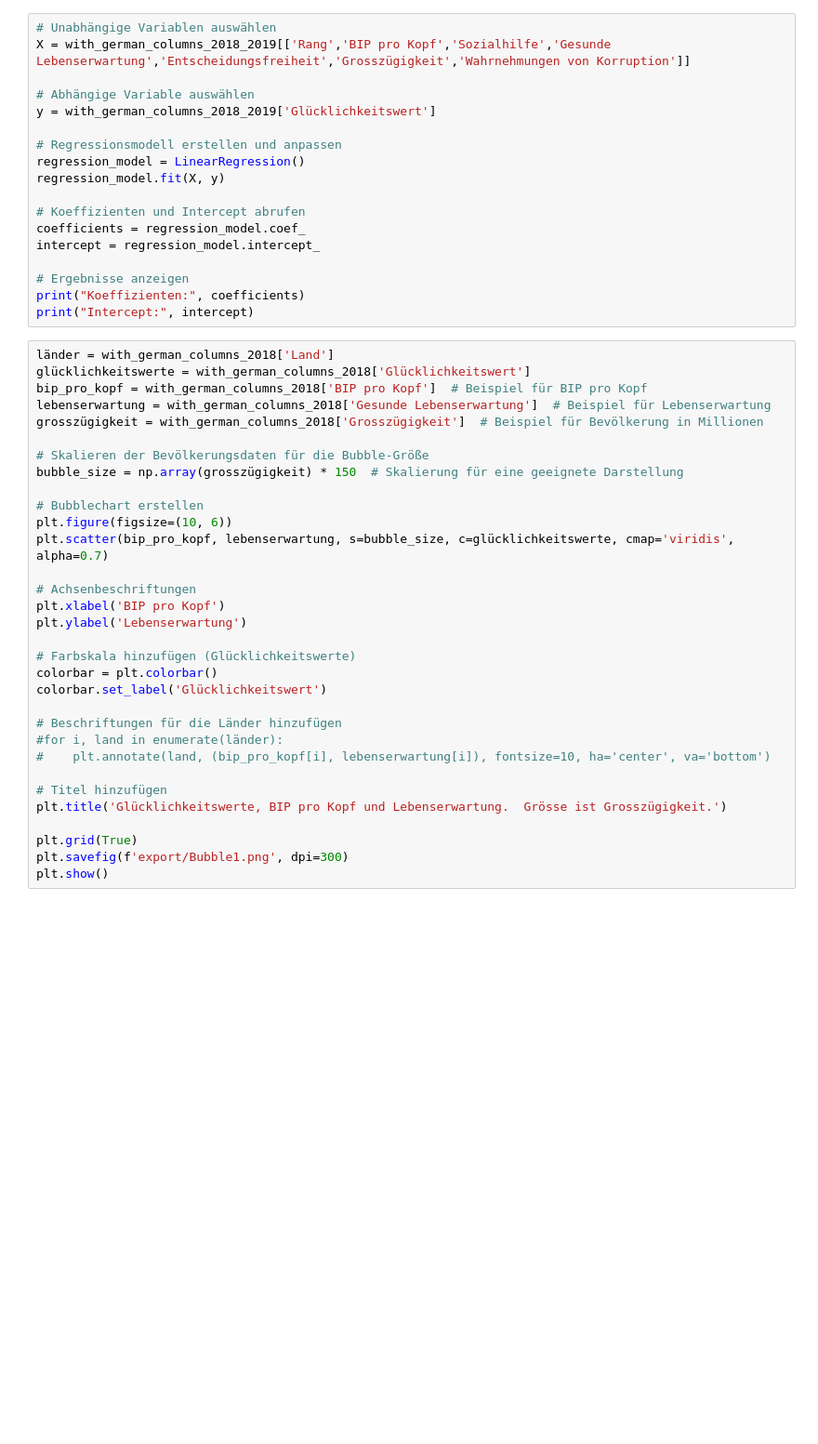
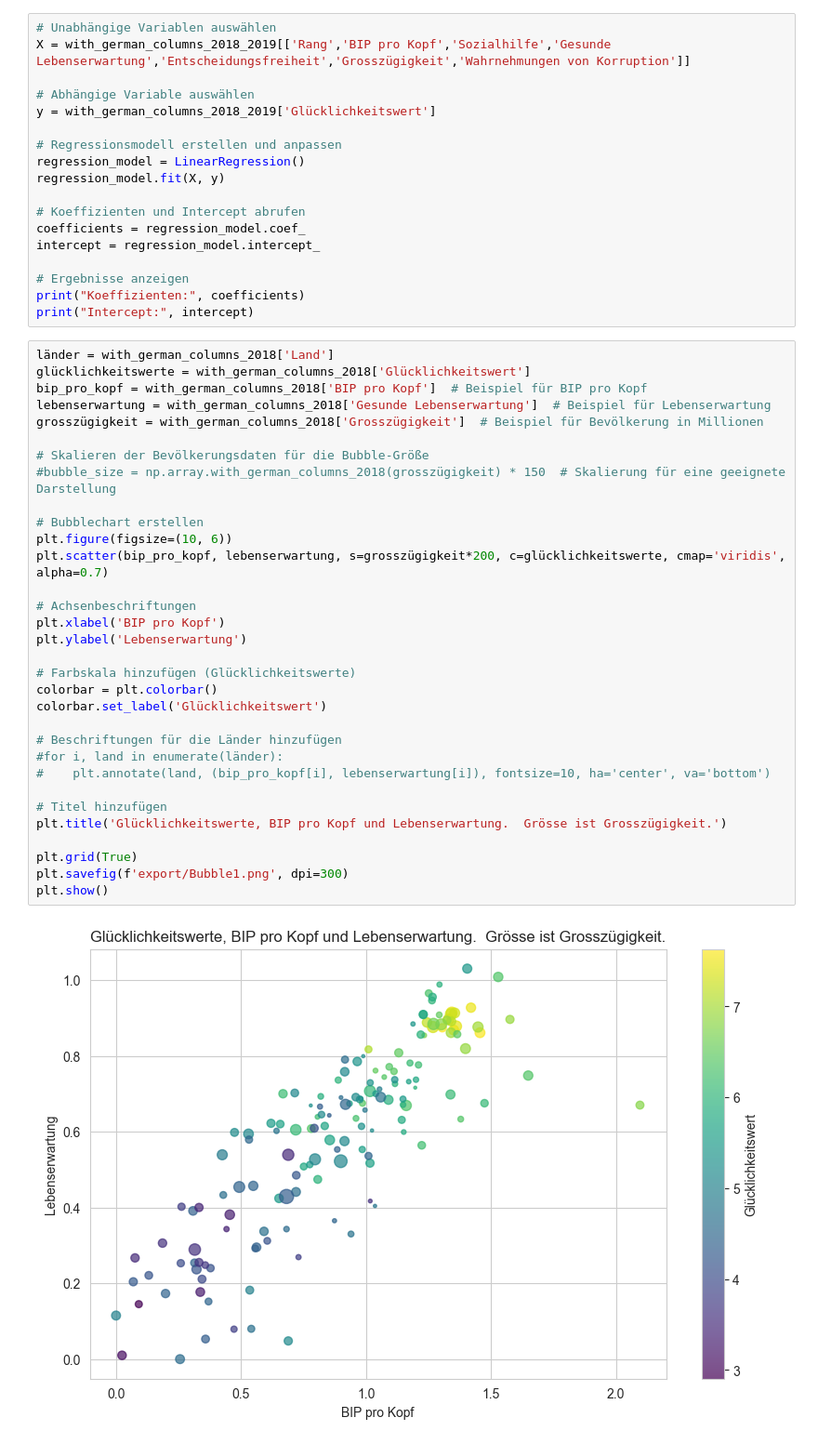
Before and after one commit to StefanDataCraft/Praxis_DV_1, a Jupyter notebook: 2018_2019.ipynb, the cells around one changed output. Shown at 93% size. Saved outputs shown, nothing was run; the diff lists cells and outputs as text; blank space fills up the shorter version.

```diff
--- a/2018_2019.ipynb
+++ b/2018_2019.ipynb
@@ -373,35 +406,37 @@ print("Intercept:", intercept)
 # %%
 länder = with_german_columns_2018['Land']
 glücklichkeitswerte = with_german_columns_2018['Glücklichkeitswert']
 bip_pro_kopf = with_german_columns_2018['BIP pro Kopf']  # Beispiel für BIP pro Kopf
 lebenserwartung = with_german_columns_2018['Gesunde Lebenserwartung']  # Beispiel für Lebenserwartung
 grosszügigkeit = with_german_columns_2018['Grosszügigkeit']  # Beispiel für Bevölkerung in Millionen
 
 # Skalieren der Bevölkerungsdaten für die Bubble-Größe
-bubble_size = np.array(grosszügigkeit) * 150  # Skalierung für eine geeignete Darstellung
+#bubble_size = np.array.with_german_columns_2018(grosszügigkeit) * 150  # Skalierung für eine geeignete Darstellung
 
 # Bubblechart erstellen
 plt.figure(figsize=(10, 6))
-plt.scatter(bip_pro_kopf, lebenserwartung, s=bubble_size, c=glücklichkeitswerte, cmap='viridis', alpha=0.7)
+plt.scatter(bip_pro_kopf, lebenserwartung, s=grosszügigkeit*200, c=glücklichkeitswerte, cmap='viridis', alpha=0.7)
 
 # Achsenbeschriftungen
 plt.xlabel('BIP pro Kopf')
 plt.ylabel('Lebenserwartung')
 
 # Farbskala hinzufügen (Glücklichkeitswerte)
 colorbar = plt.colorbar()
 colorbar.set_label('Glücklichkeitswert')
 
 # Beschriftungen für die Länder hinzufügen
 #for i, land in enumerate(länder):
 #    plt.annotate(land, (bip_pro_kopf[i], lebenserwartung[i]), fontsize=10, ha='center', va='bottom')
 
 # Titel hinzufügen
 plt.title('Glücklichkeitswerte, BIP pro Kopf und Lebenserwartung.  Grösse ist Grosszügigkeit.')
 
 plt.grid(True)
 plt.savefig(f'export/Bubble1.png', dpi=300)
 plt.show()
+# %% [output]
+[figure, added]
 # %%
 # Gruppieren der Daten nach Jahr
 grouped_data = with_german_columns_2018_2019.groupby('Jahr')
```
Also changed, not shown: parts of 3 cells of this notebook, 5 other files.
